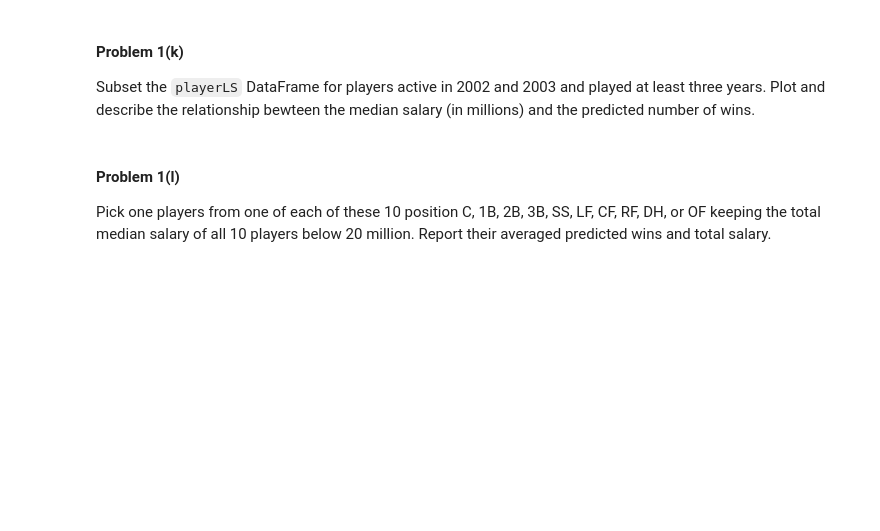
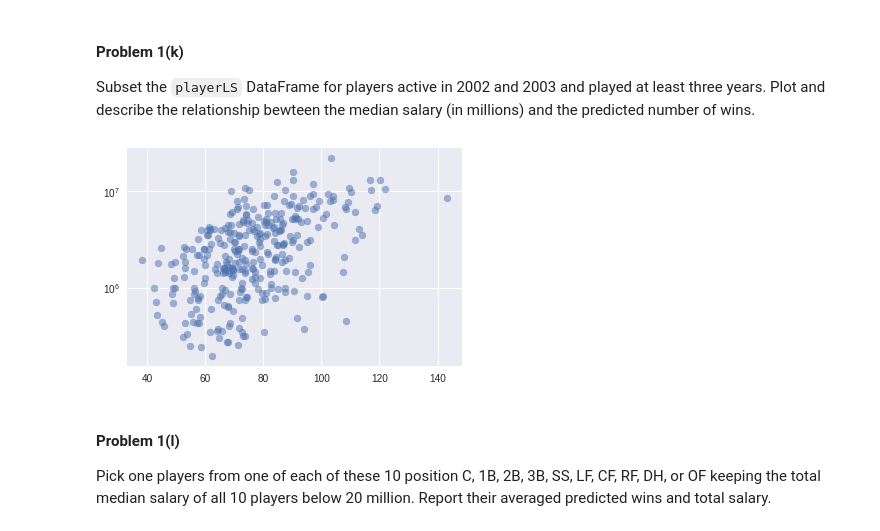
Before and after one commit to at-tran/CS109-assignments, a Jupyter notebook: Homework 3/HW3.ipynb, the cells around one changed output. Cells and saved outputs as stored; diff of their text form; code cells hidden in the pictures; blank space fills up the shorter version.

```diff
--- a/Homework 3/HW3.ipynb
+++ b/Homework 3/HW3.ipynb
@@ -128,3 +211,17 @@ Now we will create a similar database for individual players. Consider only play
+# %%
+### Your code here ###
+players_considered = players[(players.AB + players.BB > 500) & (players.yearID > 1947)]
+
+playerstats = players_considered[['playerID', 'yearID', '2B', '3B', 'HR', 'BB']].copy()
+playerstats['1B'] = players_considered.H - players['2B'] - players['3B'] - players.HR
+plate_appearances = players_considered.AB + players_considered.BB
+
+features = ['1B', '2B', '3B', 'HR', 'BB']
+
+for col in features:
+    playerstats[col] = playerstats[col] / plate_appearances
+
+playerstats = playerstats.groupby('yearID').apply(meanNormalize)
 # %% [markdown]
 Show the head of the `playerstats` DataFrame.
 # %%
@@ -138,3 +241,10 @@ Using the `playerstats` DataFrame created in Problem 1(g), create a new DataFram
+# %%
+### Your code here ###
+playerLS = playerstats.groupby('playerID')[features].mean().reset_index()
+playerLS = playerLS.merge(master[['playerID', 'debut', 'finalGame']], on='playerID')
+playerLS[['debut', 'finalGame']] = playerLS[['debut', 'finalGame']] \
+                                    .apply(lambda col: col.map(lambda date: int(date[0:4])))
+playerLS.rename(columns={'debut': 'minYear', 'finalGame': 'maxYear'}, inplace=True)
 # %% [markdown]
 Show the head of the `playerLS` DataFrame.
 # %%
@@ -145,3 +263,5 @@ Show the head of the `playerLS` DataFrame.
 Compute the OPW for each player based on the average rates in the `playerLS` DataFrame. You can interpret this summary statistic as the predicted wins for a team with 9 batters exactly like the player in question. Add this column to the playerLS DataFrame. Call this colum OPW.
 # %%
 ### Your code here ###
+playerLS['OPW'] = model.predict(playerLS[features])
+playerLS.head()
@@ -154,3 +279,7 @@ Add four columns to the `playerLS` DataFrame that contains the player's position
+# %%
+### Your code here ###s
+playerLS = playerLS.merge(medianSalaries, on='playerID')
+playerLS = playerLS.join(fielding.groupby('playerID').POS.apply(lambda col: col.value_counts().index[0]), on='playerID')
 # %% [markdown]
 Show the head of the `playerLS` DataFrame.
 # %%
@@ -164,3 +299,10 @@ Subset the `playerLS` DataFrame for players active in 2002 and 2003 and played a
+# %%
+### Your code here ###
+players_considered = playerLS[(playerLS.minYear <= 2002) & (2003 <= playerLS.maxYear) & (playerLS.maxYear - playerLS.minYear > 2)].copy()
+plt.scatter(players_considered.OPW, players_considered.salary, alpha=0.5)
+plt.yscale('log')
+# %% [output]
+[figure, added]
 # %% [markdown]
 #### Problem 1(l)
 Pick one players from one of each of these 10 position C, 1B, 2B, 3B, SS, LF, CF, RF, DH, or OF keeping the total median salary of all 10 players below 20 million. Report their averaged predicted wins and total salary.
```
Also changed, not shown: parts of 51 cells of this notebook, 18 other files.
